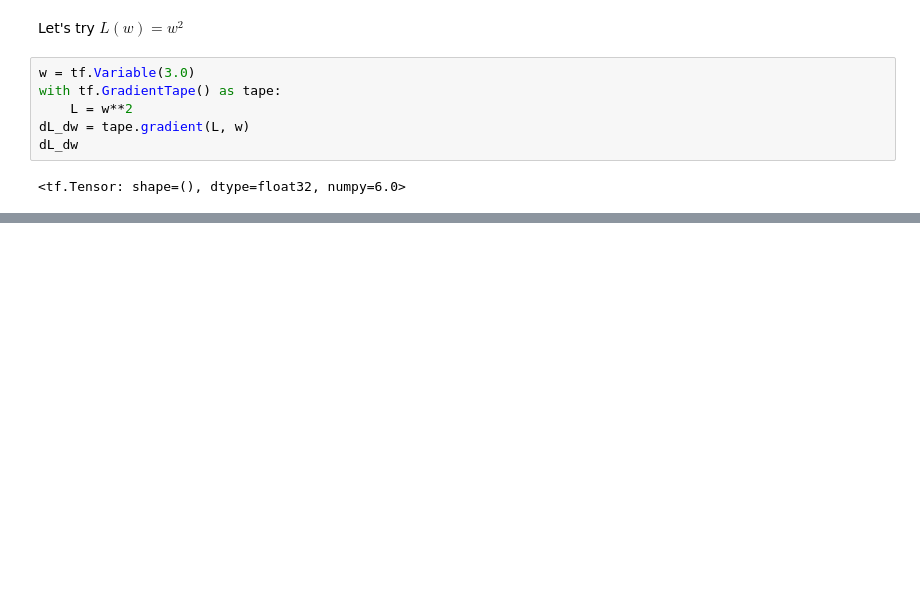
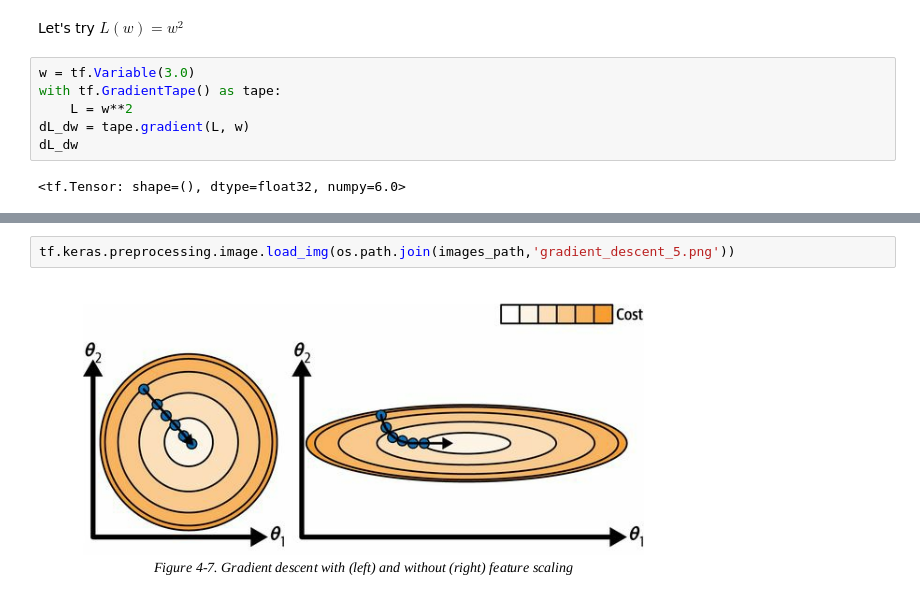
Before and after one commit to Macithemoose/DSO464, a Jupyter notebook: Demand_Forecasting.ipynb, the cells around one changed output, grey strips where cells are left out. Cells and saved outputs as stored; diff of their text form; blank space fills up the shorter version.

```diff
--- a/Demand_Forecasting.ipynb
+++ b/Demand_Forecasting.ipynb
@@ -1175,0 +1232,4 @@ Questions:
+# %%
+tf.keras.preprocessing.image.load_img(os.path.join(images_path,'gradient_descent_5.png'))
+# %% [output]
+[figure, added]
```
Also changed, not shown: parts of 34 cells of this notebook, 32 other files.
